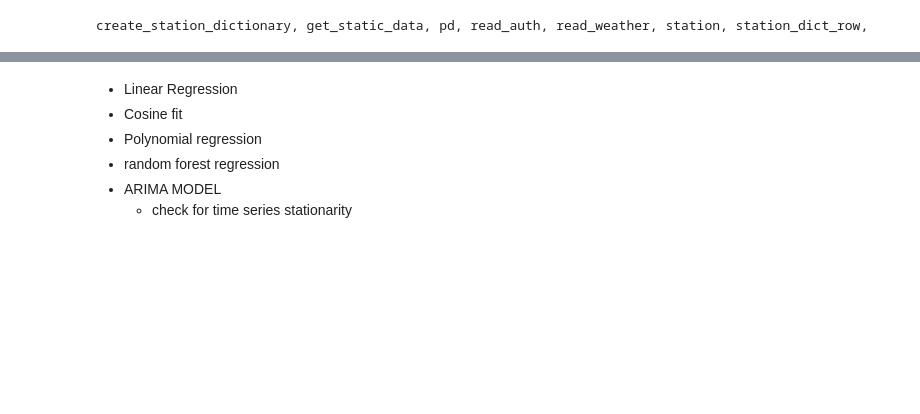
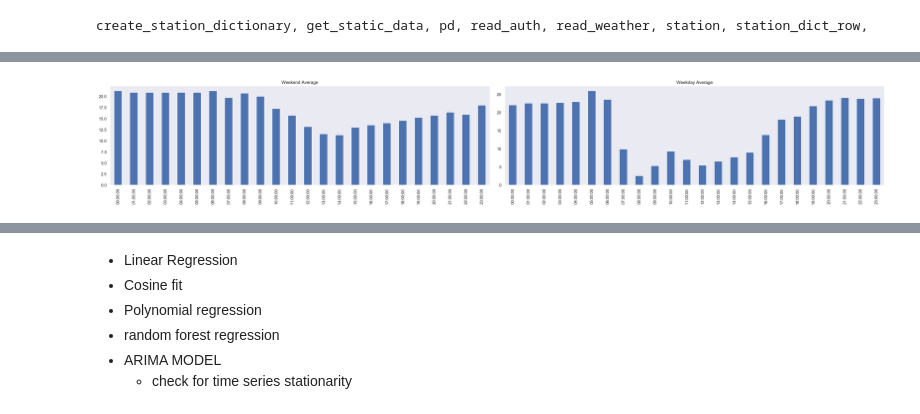
Before and after one commit to seprojectgroup19/main, a Jupyter notebook: model/Model-ARIMA.ipynb, the cells around one changed output, grey strips where cells are left out. Drawn from its saved outputs; the diff is of its cells as text; code cells hidden in the pictures; blank space fills up the shorter version.

```diff
--- a/model/Model-ARIMA.ipynb
+++ b/model/Model-ARIMA.ipynb
@@ -69,0 +97,17 @@ plt.grid(True, which='both')
+# %%
+avail_bikes = station_data['available_bikes']
+
+# index of data by weekday/ weekend
+weekend = np.where(avail_bikes.index.weekday < 5, 'Weekday','Weekend')
+Data_by_day = avail_bikes.groupby([weekend])
+
+# Mean per hour each day
+Data_by_day_mean = avail_bikes.groupby([weekend, station_data.index.time]).mean()
+
+fig, ax = plt.subplots(1,2, figsize = (30,5))
+fig = Data_by_day_mean.ix['Weekend'].plot(kind='bar', ax = ax[0], title='Weekend Average')
+fig = Data_by_day_mean.ix['Weekday'].plot(kind='bar', ax = ax[1], title='Weekday Average')
+
+plt.tight_layout()
+# %% [output]
+[figure, added]
```
Also changed, not shown: parts of 30 cells of this notebook, 3 other files.
